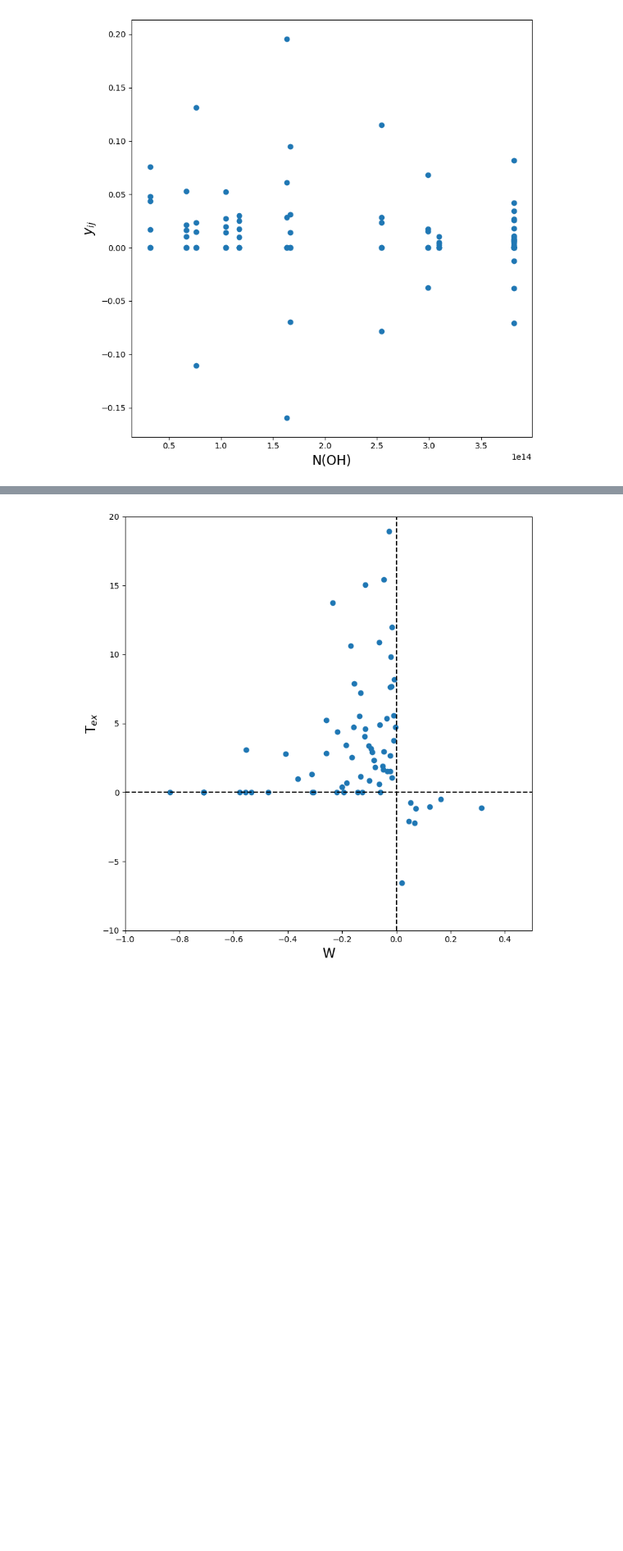
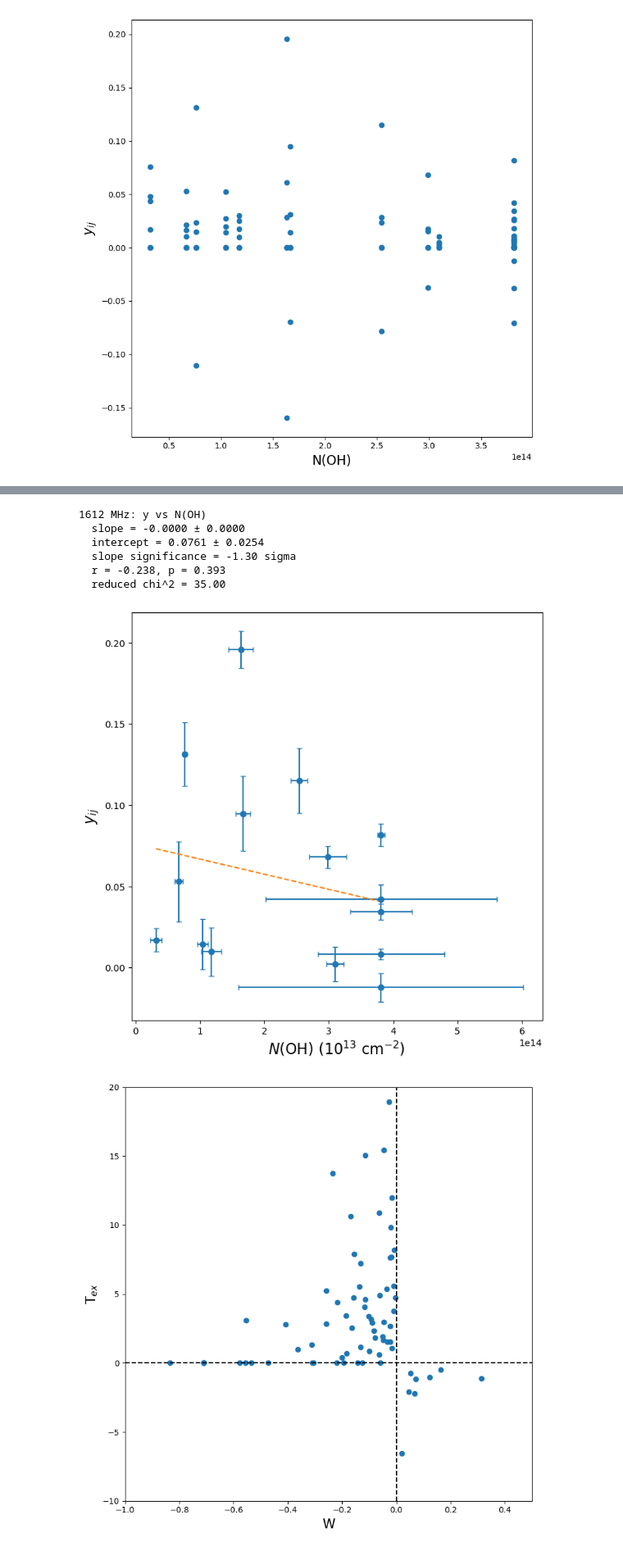
Before and after one commit to mbusch1/HyGAL-OH-Excitation, a Jupyter notebook: HyGal-FitSpec-HighRes-Ew.ipynb, the cells around one changed output, grey strips where cells are left out. Shown at 82% size. Saved outputs shown, nothing was run; the diff lists cells and outputs as text; code cells hidden in the pictures; blank space fills up the shorter version.

```diff
--- a/HyGal-FitSpec-HighRes-Ew.ipynb
+++ b/HyGal-FitSpec-HighRes-Ew.ipynb
@@ -3087,3 +3105,76 @@ fig.tight_layout()
+# %%
+import numpy as np
+import matplotlib.pyplot as plt
+from scipy.odr import ODR, Model, RealData
+from scipy.stats import pearsonr
+
+def linear_func(B, x):
+    return B[0] * x + B[1]
+
+# Mask only 1612 MHz line
+msk = results['Line'] == 1612
+
+# Extract data
+x = results.loc[msk, 'N(OH)_fit'].to_numpy(dtype=float)
+y = results.loc[msk, 'y'].to_numpy(dtype=float)
+xerr = results.loc[msk, r'\sigma N(OH)_fit'].to_numpy(dtype=float)
+yerr = results.loc[msk, r'\sigma y'].to_numpy(dtype=float)
+
+# Remove bad values
+good = np.isfinite(x) & np.isfinite(y) & np.isfinite(xerr) & np.isfinite(yerr) & (xerr > 0) & (yerr > 0)
+x = x[good]
+y = y[good]
+xerr = xerr[good]
+yerr = yerr[good]
+
+# Plot
+fig, ax = plt.subplots(figsize=(8, 8))
+ax.errorbar(x, y, xerr=xerr, yerr=yerr, marker='o', ls='None', capsize=3)
+
+ax.set_ylabel(r'$y_{ij}$', size=16)
+ax.set_xlabel(r'$N(\mathrm{OH})\ (10^{13}\ \mathrm{cm}^{-2})$', size=16)
+
+# Fit if enough points
+if len(x) > 2:
+    p0 = np.polyfit(x, y, 1)
+    data = RealData(x, y, sx=xerr, sy=yerr)
+    model = Model(linear_func)
+    odr = ODR(data, model, beta0=p0)
+    out = odr.run()
+
+    slope, intercept = out.beta
+    slope_err, intercept_err = out.sd_beta
+
+    # Stats
+    t = slope / slope_err
+    r, p = pearsonr(x, y)
+
+    y_model = slope * x + intercept
+    chi2 = np.sum(((y - y_model) / yerr)**2)
+    dof = len(x) - 2
+    chi2_red = chi2 / dof
+
+    print("1612 MHz: y vs N(OH)")
+    print(f"  slope = {slope:.4f} ± {slope_err:.4f}")
+    print(f"  intercept = {intercept:.4f} ± {intercept_err:.4f}")
+    print(f"  slope significance = {t:.2f} sigma")
+    print(f"  r = {r:.3f}, p = {p:.3g}")
+    print(f"  reduced chi^2 = {chi2_red:.2f}")
+
+    # Plot fit line
+    xfit = np.linspace(np.min(x), np.max(x), 200)
+    yfit = slope * xfit + intercept
+    ax.plot(xfit, yfit, ls='dashed')
+
+plt.show()
+# %% [output]
+1612 MHz: y vs N(OH)
+  slope = -0.0000 ± 0.0000
+  intercept = 0.0761 ± 0.0254
+  slope significance = -1.30 sigma
+  r = -0.238, p = 0.393
+  reduced chi^2 = 35.00
+[figure, added]
 # %%
 # Plot the data:
 fig, axs = plt.subplots(1, figsize=(8, 8))
```
Also changed, not shown: parts of 4 cells of this notebook, 3 other files.
